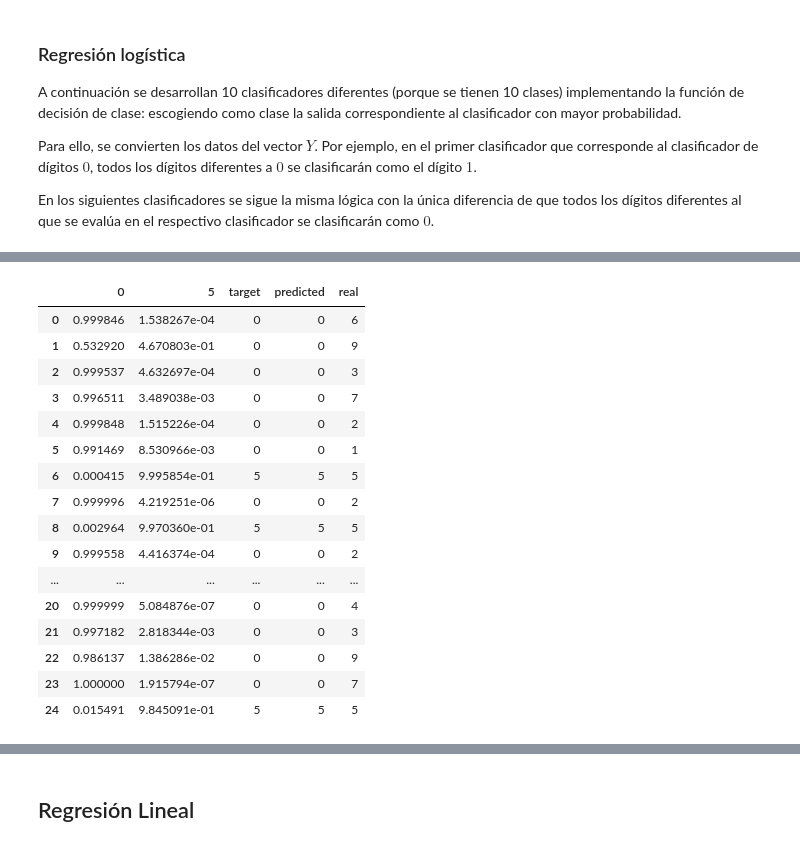
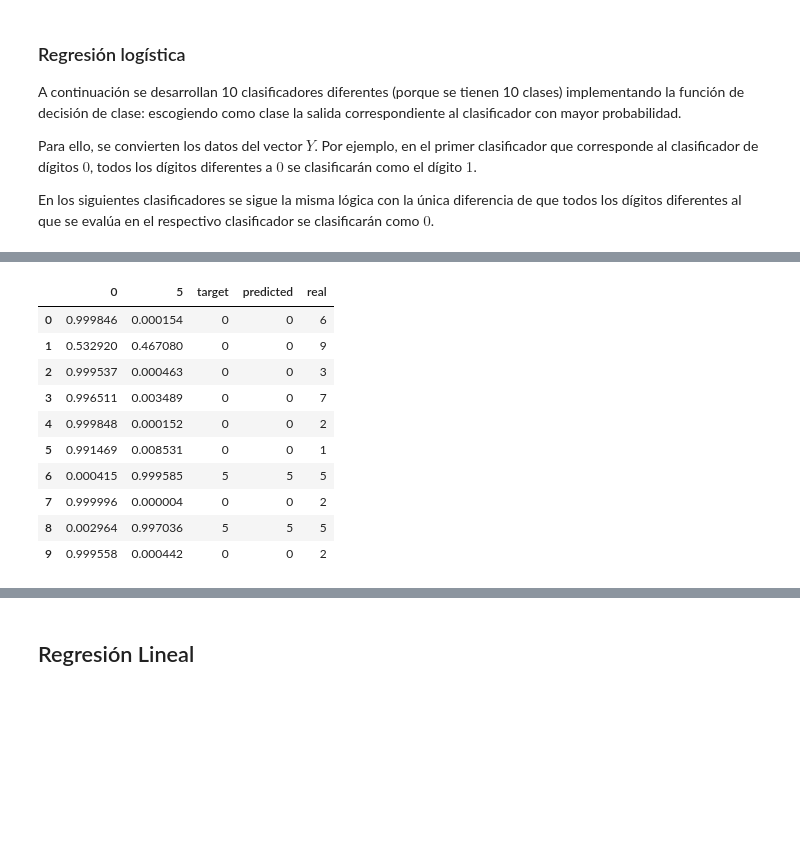
Before and after one commit to MonicaCabanas23/Clasificacion-y-Regresion-Lineal, a Jupyter notebook: Clasificacion_y_Regresion_Lineal.ipynb, the cells around one changed output, grey strips where cells are left out. Cells and saved outputs as stored; diff of their text form; code cells hidden in the pictures; blank space fills up the shorter version.

```diff
--- a/Clasificacion_y_Regresion_Lineal.ipynb
+++ b/Clasificacion_y_Regresion_Lineal.ipynb
@@ -157,14 +154,14 @@ probabilities_df.head(25)
 y_train_1 = (y_train == 1).astype(int)
 y_test_1 = (y_test == 1).astype(int)
 # Train the classifier
-classifier_1 = LogisticRegression(random_state=42).fit(X_train, y_train_1)
+models.append(LogisticRegression(random_state=42).fit(X_train, y_train_1))
 
-probabilities = classifier_1.predict_proba(X_test)
+probabilities = models[1].predict_proba(X_test)
 probabilities_df = pd.DataFrame(probabilities, columns=['0', '1'])
 probabilities_df['target'] = y_test_1
-probabilities_df['predicted'] = classifier_1.predict(X_test)
+probabilities_df['predicted'] = models[1].predict(X_test)
 probabilities_df['real'] = y_test
-probabilities_df.head(25)
+probabilities_df.head(10)
 # %% [output]
 |  | 0 | 1 | target | predicted | real |
 | 0 | 0.999987 | 1.254637e-05 | 0 | 0 | 6 |
@@ -190,13 +181,13 @@ y_train_2 = np.where(y_train == 2, 2, 0)
 y_test_2 = np.where(y_test == 2, 2, 0)
 
 # Train the classifier
-classifier_2 = LogisticRegression(random_state=42).fit(X_train, y_train_2)
+models.append(LogisticRegression(random_state=42).fit(X_train, y_train_2))
 
 # Evaluate the classifier
-probabilities = classifier_2.predict_proba(X_test)
+probabilities = models[2].predict_proba(X_test)
 probabilities_df = pd.DataFrame(probabilities, columns=['0', '1'])
 probabilities_df['target'] = y_test_2
-probabilities_df['predicted'] = classifier_2.predict(X_test)
+probabilities_df['predicted'] = models[2].predict(X_test)
 probabilities_df['real'] = y_test
-probabilities_df.head(25)
+probabilities_df.head(10)
 # %% [output]
@@ -224,15 +209,15 @@ y_train_3 = np.where(y_train == 3, 3, 0)
 y_test_3 = np.where(y_test == 3, 3, 0)
 
 # Train the classifier
-classifier_3 = LogisticRegression(random_state=42).fit(X_train, y_train_3)
+models.append(LogisticRegression(random_state=42).fit(X_train, y_train_3))
 
 # Evaluate the classifier
-probabilities = classifier_3.predict_proba(X_test)
+probabilities = models[3].predict_proba(X_test)
 probabilities_df = pd.DataFrame(probabilities, columns=['0', '3'])
 probabilities_df['target'] = y_test_3
-probabilities_df['predicted'] = classifier_3.predict(X_test)
+probabilities_df['predicted'] = models[3].predict(X_test)
 probabilities_df['real'] = y_test
-probabilities_df.head(25)
+probabilities_df.head(10)
 # %% [output]
 |  | 0 | 3 | target | predicted | real |
 | 0 | 0.999999 | 8.136240e-07 | 0 | 0 | 6 |
@@ -258,15 +237,15 @@ y_train_4 = np.where(y_train == 4, 4, 0)
 y_test_4 = np.where(y_test == 4, 4, 0)
 
 # Train the classifier
-classifier_4 = LogisticRegression(random_state=42).fit(X_train, y_train_4)
+models.append(LogisticRegression(random_state=42).fit(X_train, y_train_4))
 
 # Evaluate the classifier
-probabilities = classifier_4.predict_proba(X_test)
+probabilities = models[4].predict_proba(X_test)
 probabilities_df = pd.DataFrame(probabilities, columns=['0', '4'])
 probabilities_df['target'] = y_test_4
-probabilities_df['predicted'] = classifier_4.predict(X_test)
+probabilities_df['predicted'] = models[4].predict(X_test)
 probabilities_df['real'] = y_test
-probabilities_df.head(25)
+probabilities_df.head(10)
 # %% [output]
 |  | 0 | 4 | target | predicted | real |
 | 0 | 0.999935 | 6.473550e-05 | 0 | 0 | 6 |
@@ -288,37 +261,31 @@ probabilities_df.head(25)
 # %%
 # Classifier for identifying the digit 5
 # We will create a new target variable that is 5 when the digit is 5 and 0 otherwise
 y_train_5 = np.where(y_train == 5, 5, 0)
 y_test_5 = np.where(y_test == 5, 5, 0)
 
 # Train the classifier
-classifier_5 = LogisticRegression(random_state=42).fit(X_train, y_train_5)
+models.append(LogisticRegression(random_state=42).fit(X_train, y_train_5))
 
 # Evaluate the classifier
-probabilities = classifier_5.predict_proba(X_test)
+probabilities = models[5].predict_proba(X_test)
 probabilities_df = pd.DataFrame(probabilities, columns=['0', '5'])
 probabilities_df['target'] = y_test_5
-probabilities_df['predicted'] = classifier_5.predict(X_test)
+probabilities_df['predicted'] = models[5].predict(X_test)
 probabilities_df['real'] = y_test
-probabilities_df.head(25)
+probabilities_df.head(10)
 # %% [output]
 |  | 0 | 5 | target | predicted | real |
-| 0 | 0.999846 | 1.538267e-04 | 0 | 0 | 6 |
-| 1 | 0.532920 | 4.670803e-01 | 0 | 0 | 9 |
-| 2 | 0.999537 | 4.632697e-04 | 0 | 0 | 3 |
-| 3 | 0.996511 | 3.489038e-03 | 0 | 0 | 7 |
-| 4 | 0.999848 | 1.515226e-04 | 0 | 0 | 2 |
-| 5 | 0.991469 | 8.530966e-03 | 0 | 0 | 1 |
-| 6 | 0.000415 | 9.995854e-01 | 5 | 5 | 5 |
-| 7 | 0.999996 | 4.219251e-06 | 0 | 0 | 2 |
-| 8 | 0.002964 | 9.970360e-01 | 5 | 5 | 5 |
-| 9 | 0.999558 | 4.416374e-04 | 0 | 0 | 2 |
-| ... | ... | ... | ... | ... | ... |
-| 20 | 0.999999 | 5.084876e-07 | 0 | 0 | 4 |
-| 21 | 0.997182 | 2.818344e-03 | 0 | 0 | 3 |
-| 22 | 0.986137 | 1.386286e-02 | 0 | 0 | 9 |
-| 23 | 1.000000 | 1.915794e-07 | 0 | 0 | 7 |
-| 24 | 0.015491 | 9.845091e-01 | 5 | 5 | 5 |
+| 0 | 0.999846 | 0.000154 | 0 | 0 | 6 |
+| 1 | 0.532920 | 0.467080 | 0 | 0 | 9 |
+| 2 | 0.999537 | 0.000463 | 0 | 0 | 3 |
+| 3 | 0.996511 | 0.003489 | 0 | 0 | 7 |
+| 4 | 0.999848 | 0.000152 | 0 | 0 | 2 |
+| 5 | 0.991469 | 0.008531 | 0 | 0 | 1 |
+| 6 | 0.000415 | 0.999585 | 5 | 5 | 5 |
+| 7 | 0.999996 | 0.000004 | 0 | 0 | 2 |
+| 8 | 0.002964 | 0.997036 | 5 | 5 | 5 |
+| 9 | 0.999558 | 0.000442 | 0 | 0 | 2 |
 # %%
 # Classifier for identifying the digit 6|
 # We will create a new target variable that is 6 when the digit is 6 and 0 otherwise
```
Also changed, not shown: parts of 12 cells of this notebook.
